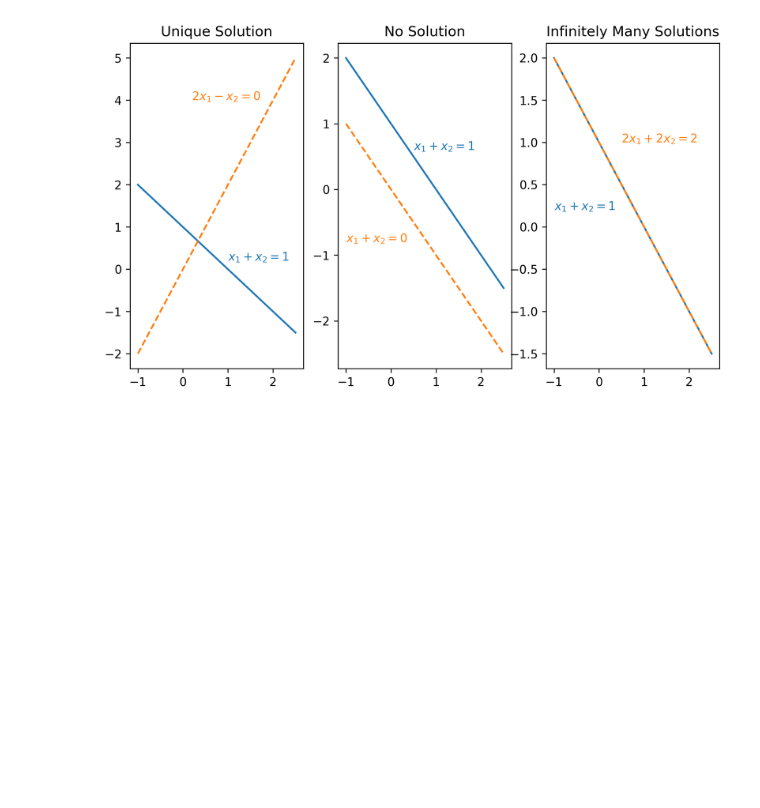
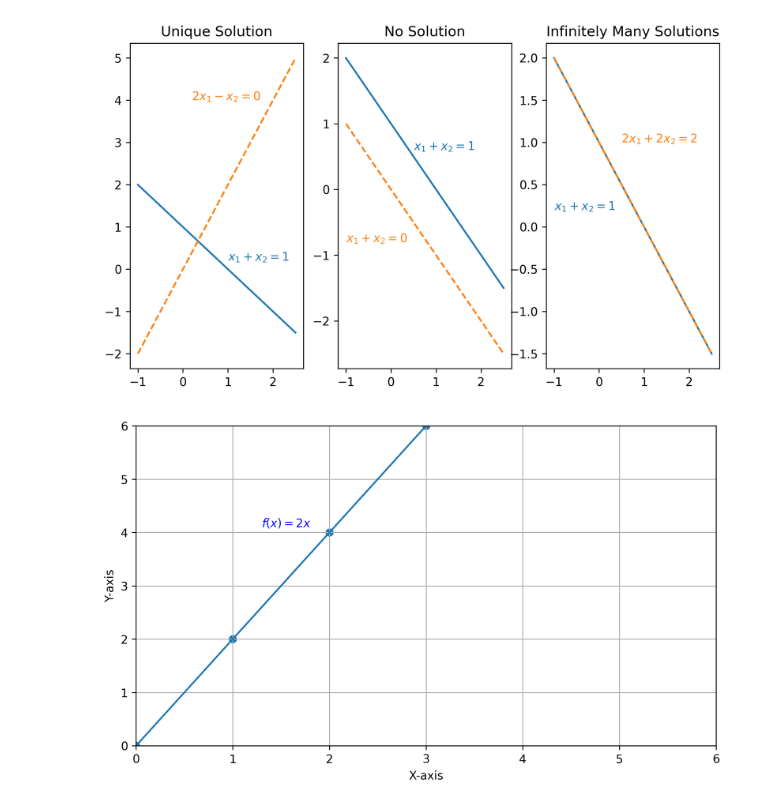
Before and after one commit to Ibrahim-2003/TexITITS, a Jupyter notebook: Content/texitis.ipynb, the cells around one changed output. Cells and saved outputs as stored; diff of their text form; code cells hidden in the pictures; blank space fills up the shorter version.

```diff
--- a/Content/texitis.ipynb
+++ b/Content/texitis.ipynb
@@ -100,3 +100,18 @@ axs[2].set_title("Infinitely Many Solutions")
 plt.show()
 # %% [output]
 [figure]
+# %%
+x = np.arange(0,6)
+y = 2*x
+
+plt.grid(True)
+plt.scatter(x,y)
+plt.plot(x,y)
+plt.xlim([0, 6])
+plt.ylim([0, 6])
+plt.xlabel("X-axis")
+plt.annotate(r'$f(x) = 2x$', xy=(1.3, 4.1), color="blue",zorder=0)
+plt.ylabel("Y-axis")
+plt.show()
+# %% [output]
+[figure, added]
```
Also changed, not shown: parts of 2 cells of this notebook, 3 other files.
